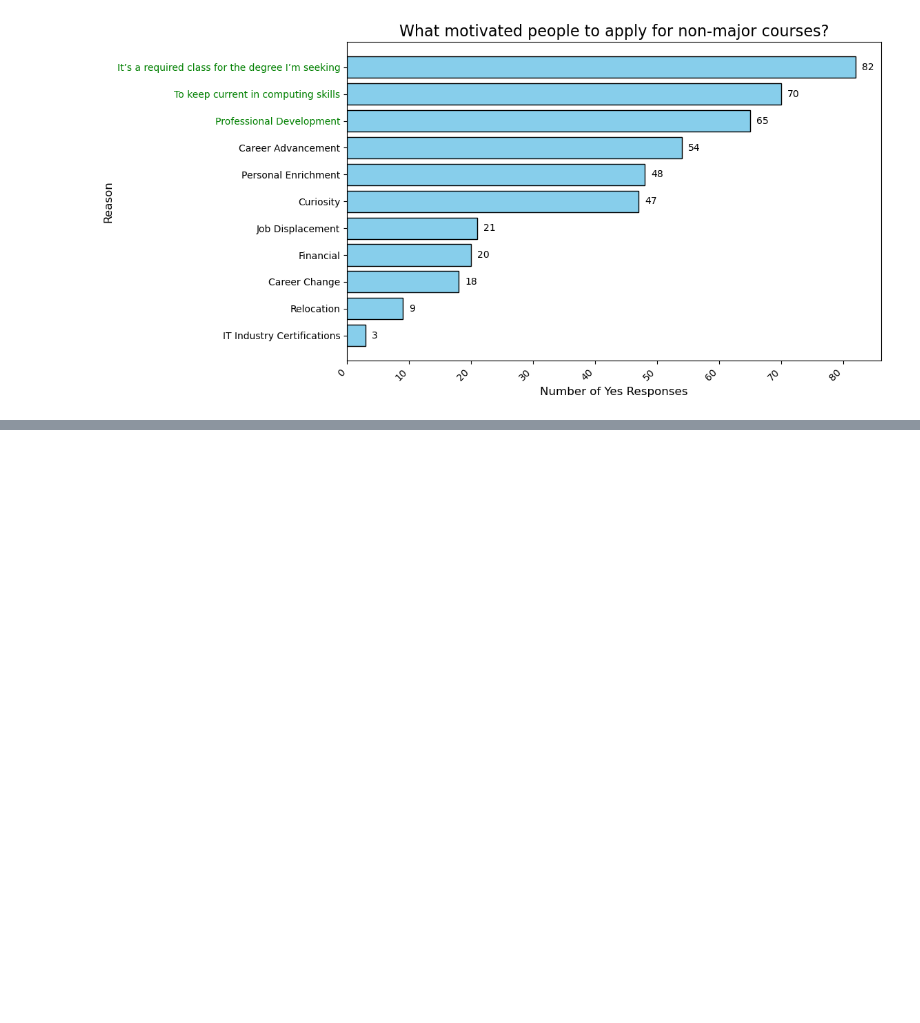
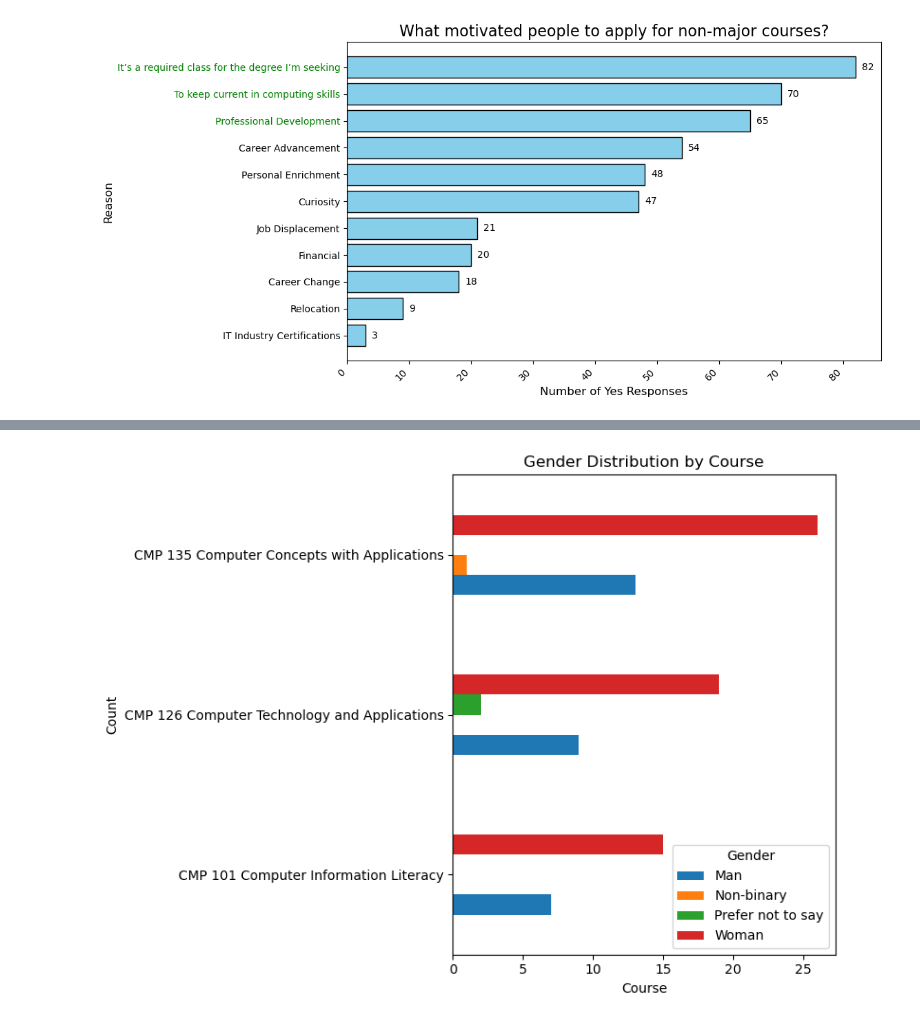
Before and after one commit to Kisshu24/College-Recruitment-Improvement-Study, a Jupyter notebook: project-1_part-3.ipynb, the cells around one changed output, grey strips where cells are left out. Saved outputs shown, nothing was run; the diff lists cells and outputs as text; code cells hidden in the pictures; blank space fills up the shorter version.

```diff
--- a/project-1_part-3.ipynb
+++ b/project-1_part-3.ipynb
@@ -425,0 +360,4 @@ for tick_label, value in zip(plt.gca().get_yticklabels(), y3):
+# %%
+q4 = n[['Which course are you currently enrolled in?','Gender']]
+# %%
+q4 = q4.rename(columns = {"Which course are you currently enrolled in?":"Course"})
@@ -425,0 +380,14 @@ for tick_label, value in zip(plt.gca().get_yticklabels(), y3):
+# %%
+counts = q4.groupby(['Course', 'Gender']).size().unstack()
+
+# Plotting
+counts.plot(kind='barh', stacked=False, figsize=(8, 6))
+plt.title("Gender Distribution by Course")
+plt.xlabel("Course")
+plt.ylabel("Count")
+plt.legend(title="Gender")
+plt.xticks(rotation=0)
+plt.tight_layout()
+plt.show()
+# %% [output]
+[figure, added]
```
Also changed, not shown: parts of 11 cells of this notebook.
